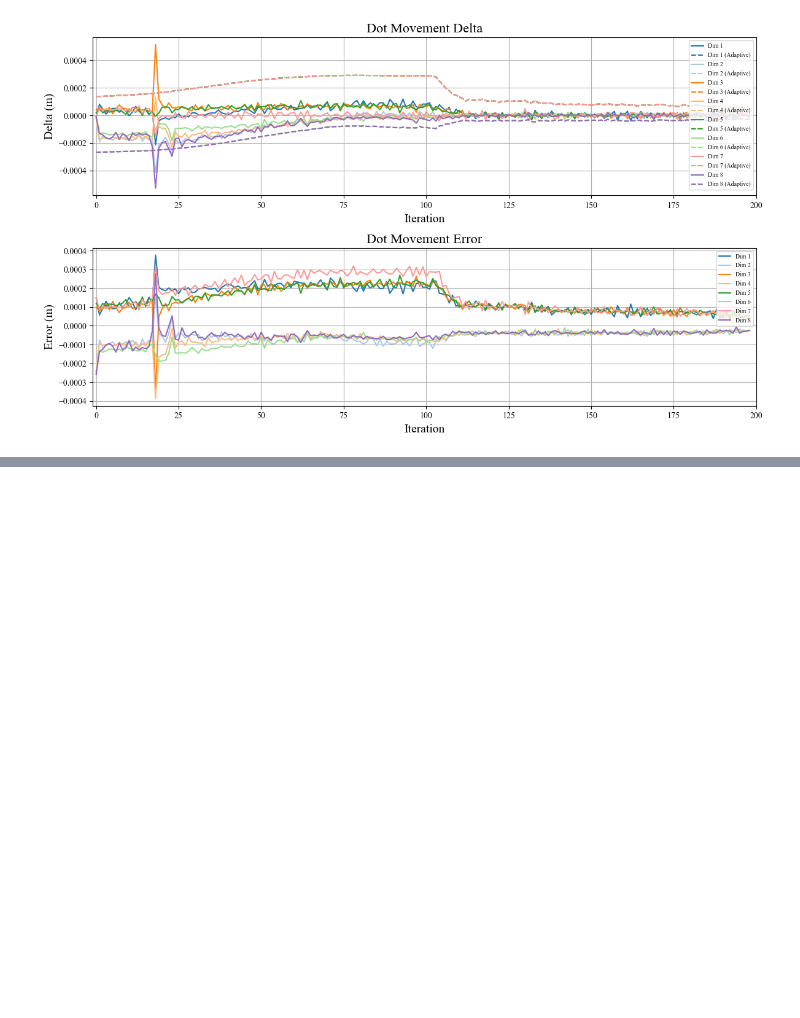
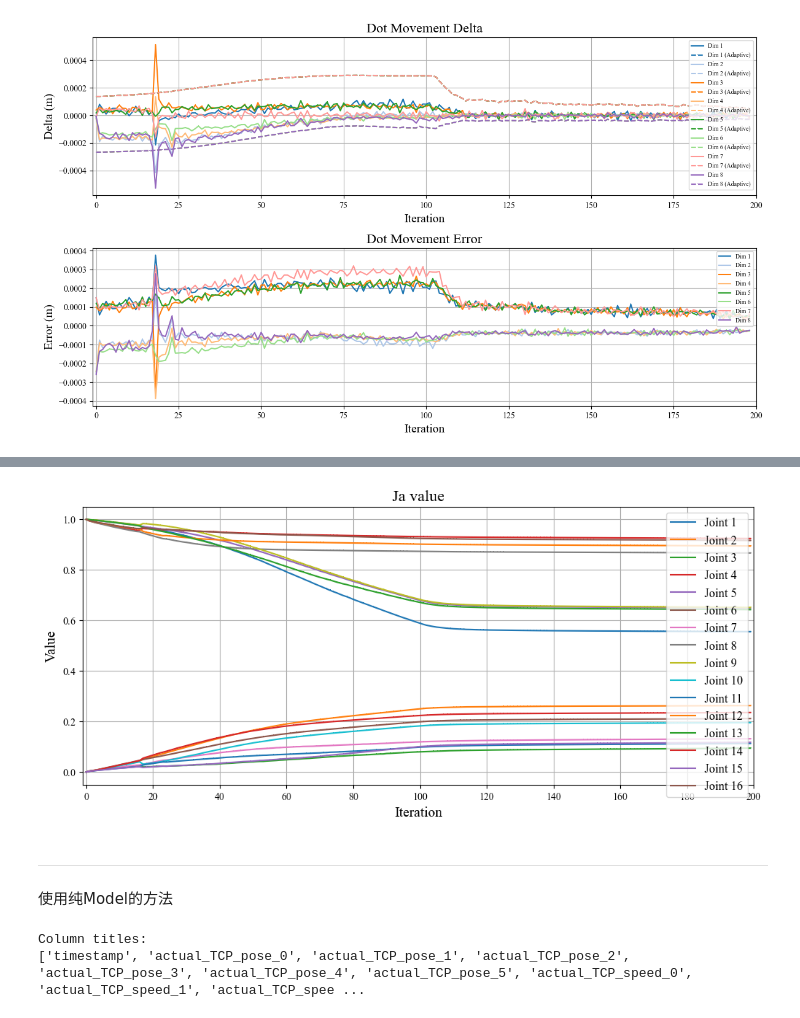
Before and after one commit to yang-si-hang/paper-2023, a Jupyter notebook: Test branch/RobotCon/DataAnalyse/20240905-Pattern control/Pattern-adaptive.ipynb, the cells around one changed output, grey strips where cells are left out. Cells and saved outputs as stored; diff of their text form; code cells hidden in the pictures; blank space fills up the shorter version.

```diff
--- a/Test branch/RobotCon/DataAnalyse/20240905-Pattern control/Pattern-adaptive.ipynb
+++ b/Test branch/RobotCon/DataAnalyse/20240905-Pattern control/Pattern-adaptive.ipynb
@@ -178,0 +231,42 @@ plot_dot_movement(delta_pos, delta_pos_ada, ja_error)
+# %%
+fig = plt.figure(figsize=(12, 5), dpi=100)
+gs = GridSpec(1, 1, figure=fig)
+
+axs_ja = fig.add_subplot(gs[0, :])
+for i in range(ja.shape[1]):
+    axs_ja.plot(ja[:, i], marker=',', linestyle='-', label=f'Joint {i+1}')
+axs_ja.set_title('Ja value', fontsize=16, fontname='Times New Roman')
+axs_ja.set_xlabel('Iteration', fontsize=14, fontname='Times New Roman')
+axs_ja.set_ylabel('Value', fontsize=14, fontname='Times New Roman')
+axs_ja.set_xlim([-1, ja.shape[0]])
+axs_ja.xaxis.set_major_locator(MultipleLocator(20))
+axs_ja.ticklabel_format(axis='y', style='sci', scilimits=(-1, 1), useLocale=False, useMathText=True)
+axs_ja.legend(loc='upper right', fontsize=12)
+axs_ja.grid(True)
+# %% [output]
+[figure, added]
+# %% [markdown]
+---
+# %% [markdown]
+使用纯Model的方法
+# %%
+POINTS_NUM:int = 4
+num:int = 5
+ur_data = pd.read_csv(f'experiment_data{num}.csv')
+
+# 获取并输出列标题
+column_titles = ur_data.columns.tolist()
+print('Column titles:')
+print(column_titles)
+
+loss_np = np.loadtxt(f'loss_list{num}.csv', delimiter=',')
+dot_soft_np = np.loadtxt(f'dots_soft_list{num}.csv', delimiter=',')
+rob_mov_np = np.loadtxt(f'rob_movement_list{num}.csv', delimiter=',')
+delta_pos = np.loadtxt(f'delta_pos_list{num}.csv', delimiter=',')
+delta_pos_model = np.loadtxt(f'delta_pos_model_list{num}.csv', delimiter=',')
+
+time = ur_data['timestamp'].to_numpy()
+time -= time[0]
+# %% [output]
+Column titles:
+['timestamp', 'actual_TCP_pose_0', 'actual_TCP_pose_1', 'actual_TCP_pose_2', 'actual_TCP_pose_3', 'actual_TCP_pose_4', 'actual_TCP_pose_5', 'actual_TCP_speed_0', 'actual_TCP_speed_1', 'actual_TCP_spee ...
```
Also changed, not shown: parts of 11 cells of this notebook, 4 other files.
